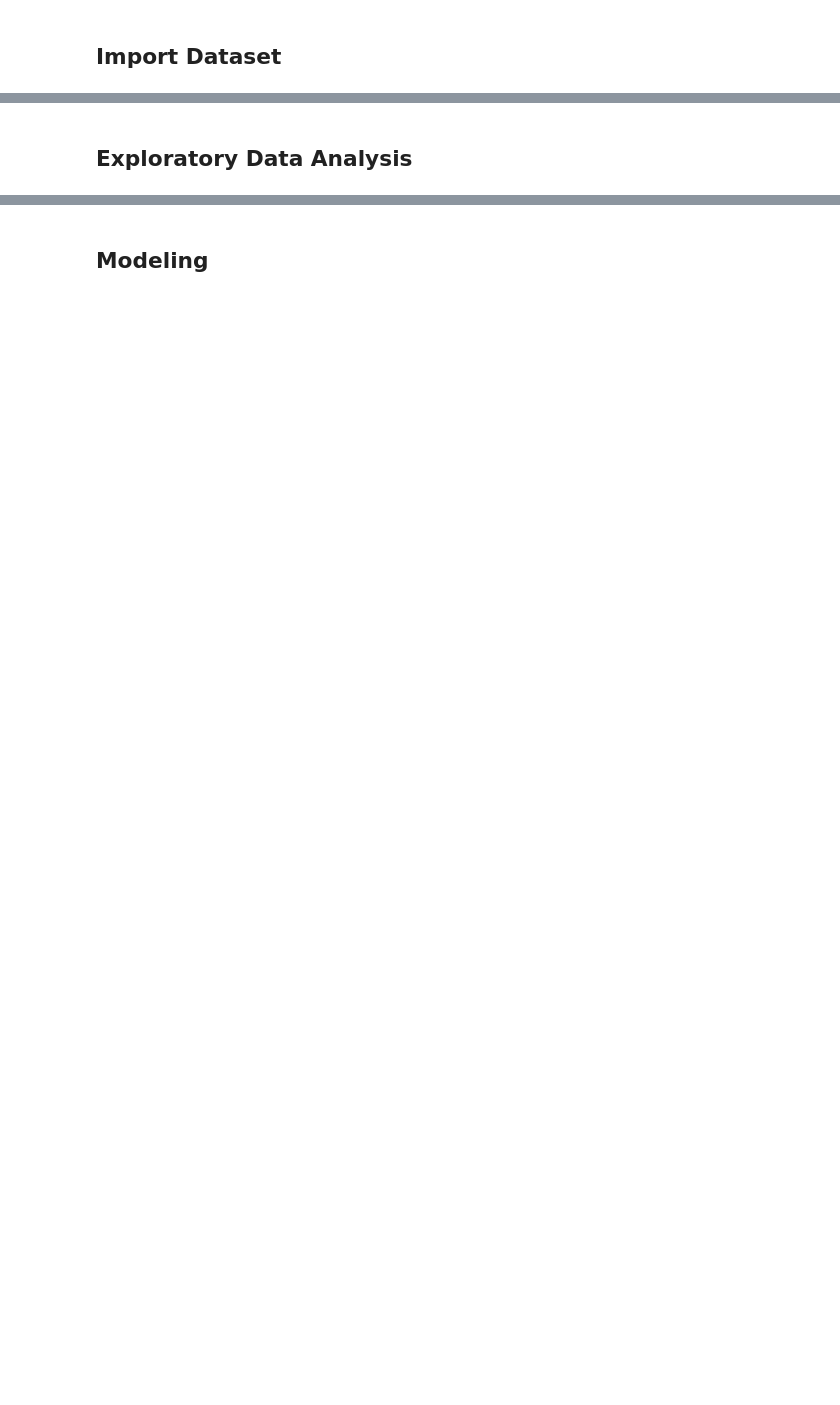
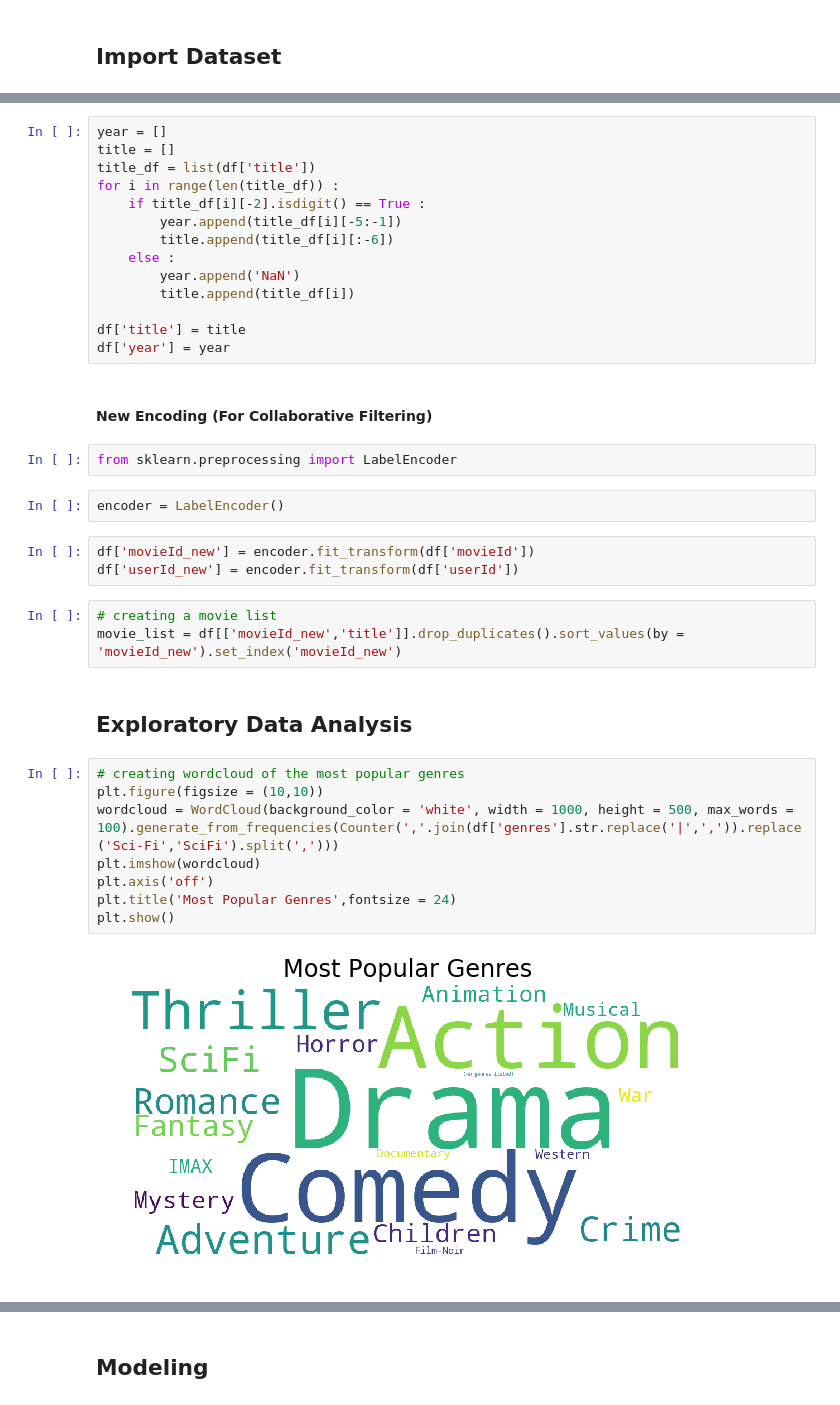
Before and after one commit to TJMSambas/movie_recommendation_netflix, a Jupyter notebook: D20_exercise_recommender_system_tri_rangga.ipynb, the cells around one changed output, grey strips where cells are left out. Cells and saved outputs as stored; diff of their text form; blank space fills up the shorter version.

```diff
--- a/D20_exercise_recommender_system_tri_rangga.ipynb
+++ b/D20_exercise_recommender_system_tri_rangga.ipynb
@@ -28,2 +88,38 @@ import seaborn as sns
+# %%
+year = []
+title = []
+title_df = list(df['title'])
+for i in range(len(title_df)) :
+    if title_df[i][-2].isdigit() == True :
+        year.append(title_df[i][-5:-1])
+        title.append(title_df[i][:-6])
+    else :
+        year.append('NaN')
+        title.append(title_df[i])
+
+df['title'] = title
+df['year'] = year
+# %% [markdown]
+#### New Encoding (For Collaborative Filtering)
+# %%
+from sklearn.preprocessing import LabelEncoder
+# %%
+encoder = LabelEncoder()
+# %%
+df['movieId_new'] = encoder.fit_transform(df['movieId'])
+df['userId_new'] = encoder.fit_transform(df['userId'])
+# %%
+# creating a movie list
+movie_list = df[['movieId_new','title']].drop_duplicates().sort_values(by = 'movieId_new').set_index('movieId_new')
 # %% [markdown]
 ## Exploratory Data Analysis
+# %%
+# creating wordcloud of the most popular genres
+plt.figure(figsize = (10,10))
+wordcloud = WordCloud(background_color = 'white', width = 1000, height = 500, max_words = 100).generate_from_frequencies(Counter(','.join(df['genres'].str.replace('|',',')).replace('Sci-Fi','SciFi').split(',')))
+plt.imshow(wordcloud)
+plt.axis('off')
+plt.title('Most Popular Genres',fontsize = 24)
+plt.show()
+# %% [output]
+[figure, added]
```
Also changed, not shown: parts of 66 cells of this notebook.
